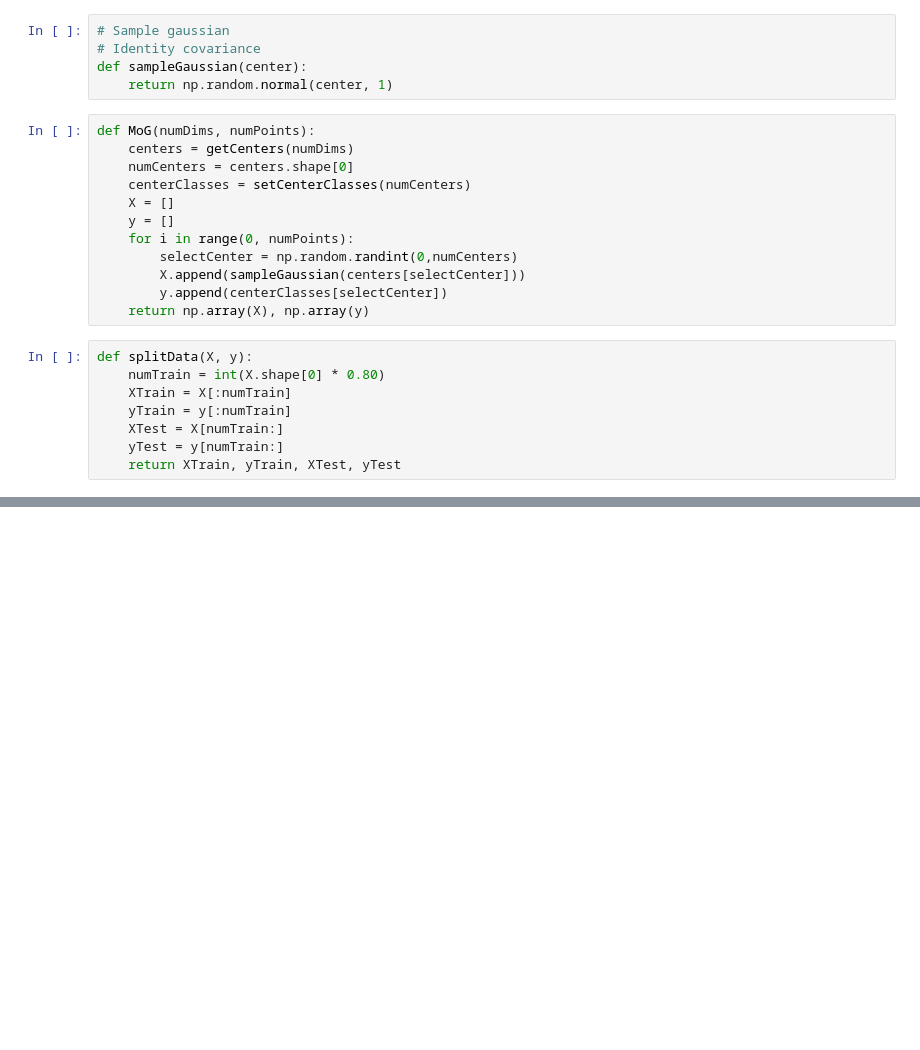
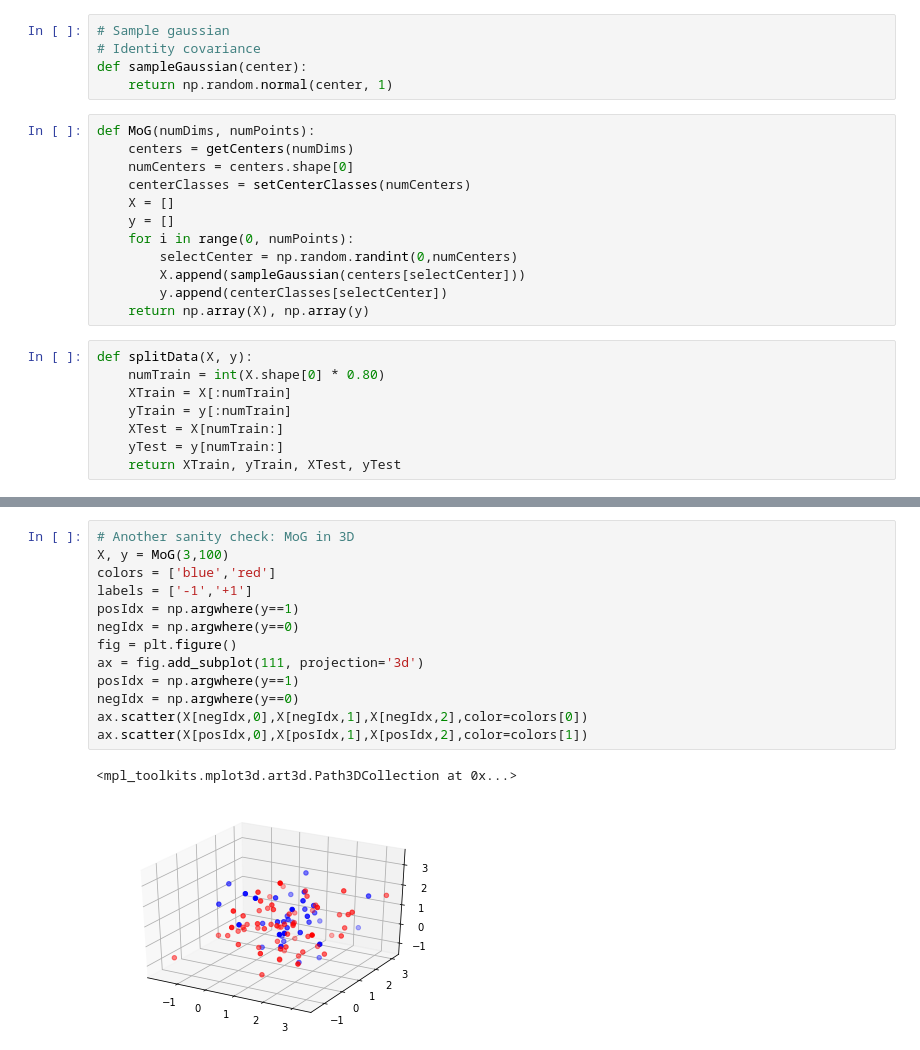
Before and after one commit to ycheng14799/MLProgrammingAssignmentWeek3, a Jupyter notebook: MoG[REDO].ipynb, the cells around one changed output, grey strips where cells are left out. Saved outputs shown, nothing was run; the diff lists cells and outputs as text; blank space fills up the shorter version.

```diff
--- a/MoG[REDO].ipynb
+++ b/MoG[REDO].ipynb
@@ -78,2 +177,18 @@ XTrain, yTrain, XTest, yTest = splitData(X,y)
+# %%
+# Another sanity check: MoG in 3D
+X, y = MoG(3,100)
+colors = ['blue','red']
+labels = ['-1','+1']
+posIdx = np.argwhere(y==1)
+negIdx = np.argwhere(y==0)
+fig = plt.figure()
+ax = fig.add_subplot(111, projection='3d')
+posIdx = np.argwhere(y==1)
+negIdx = np.argwhere(y==0)
+ax.scatter(X[negIdx,0],X[negIdx,1],X[negIdx,2],color=colors[0])
+ax.scatter(X[posIdx,0],X[posIdx,1],X[posIdx,2],color=colors[1])
+# %% [output]
+<mpl_toolkits.mplot3d.art3d.Path3DCollection at 0x...>
+[figure, added]
 # %%
 dims = [2,10,100,1000]
```
Also changed, not shown: parts of 8 cells of this notebook, 1 other file.
